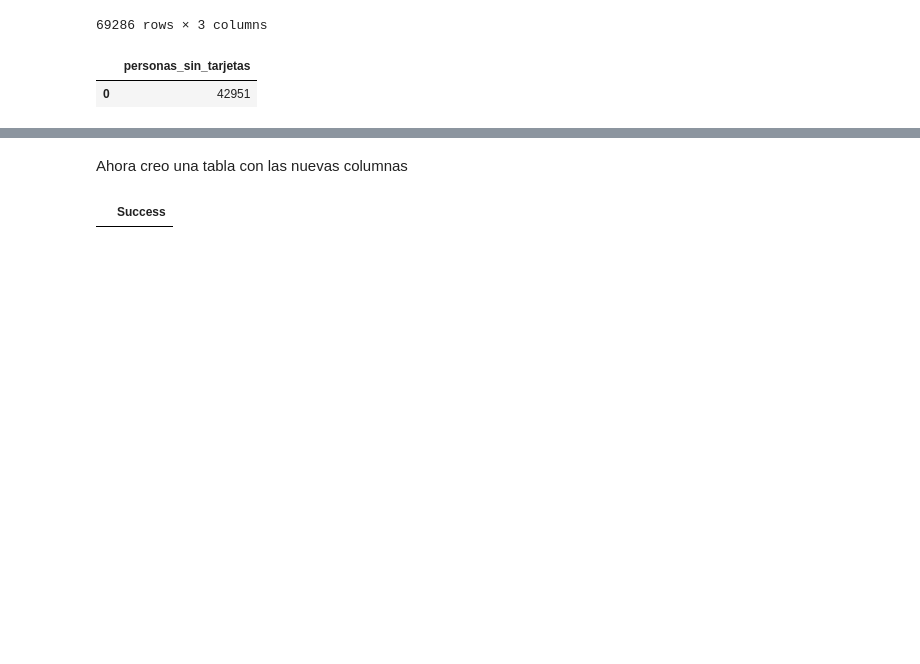
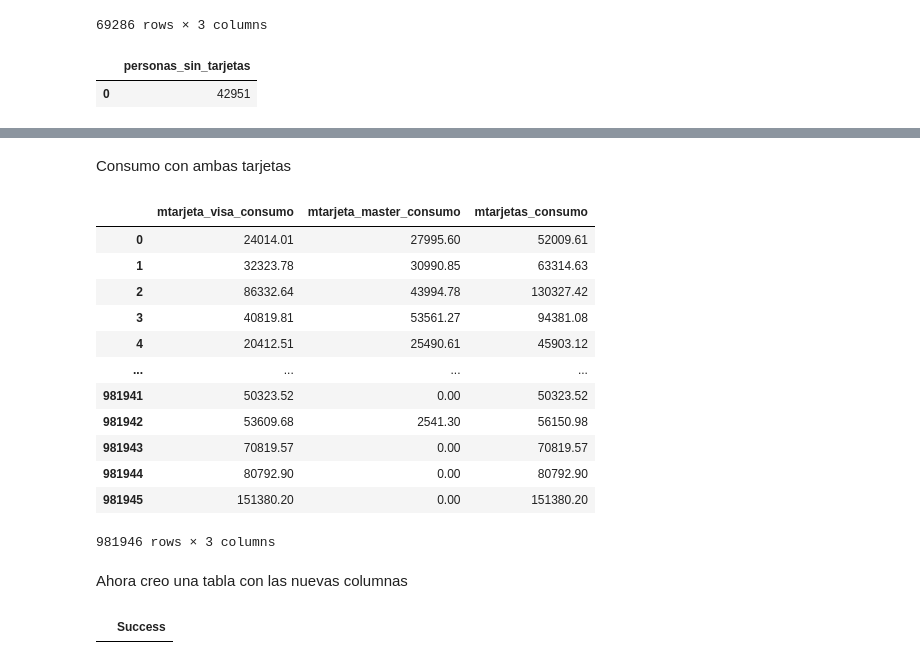
Before and after one commit to dmecoyfin/dmeyf2024, a Jupyter notebook: src/Competencia_1/Feature_Engineering_en_SQL.ipynb, the cells around one changed output, grey strips where cells are left out. Drawn from its saved outputs; the diff is of its cells as text; code cells hidden in the pictures; blank space fills up the shorter version.

```diff
--- a/src/Competencia_1/Feature_Engineering_en_SQL.ipynb
+++ b/src/Competencia_1/Feature_Engineering_en_SQL.ipynb
@@ -133,3 +156,26 @@ where ifnull(ctarjeta_visa, 0) + ifnull(ctarjeta_master, 0) = 0
+# %% [markdown]
+Consumo con ambas tarjetas
+# %%
+%%sql
+select
+    mtarjeta_visa_consumo,
+    mtarjeta_master_consumo,
+    ifnull(mtarjeta_visa_consumo, 0) + ifnull(mtarjeta_master_consumo, 0) as mtarjetas_consumo
+from competencia_01
+# %% [output]
+|  | mtarjeta_visa_consumo | mtarjeta_master_consumo | mtarjetas_consumo |
+| 0 | 24014.01 | 27995.60 | 52009.61 |
+| 1 | 32323.78 | 30990.85 | 63314.63 |
+| 2 | 86332.64 | 43994.78 | 130327.42 |
+| 3 | 40819.81 | 53561.27 | 94381.08 |
+| 4 | 20412.51 | 25490.61 | 45903.12 |
+| ... | ... | ... | ... |
+| 981941 | 50323.52 | 0.00 | 50323.52 |
+| 981942 | 53609.68 | 2541.30 | 56150.98 |
+| 981943 | 70819.57 | 0.00 | 70819.57 |
+| 981944 | 80792.90 | 0.00 | 80792.90 |
+| 981945 | 151380.20 | 0.00 | 151380.20 |
+981946 rows × 3 columns
 # %% [markdown]
 Ahora creo una tabla con las nuevas columnas
 # %%
```
Also changed, not shown: parts of 4 cells of this notebook, 1 other file.
